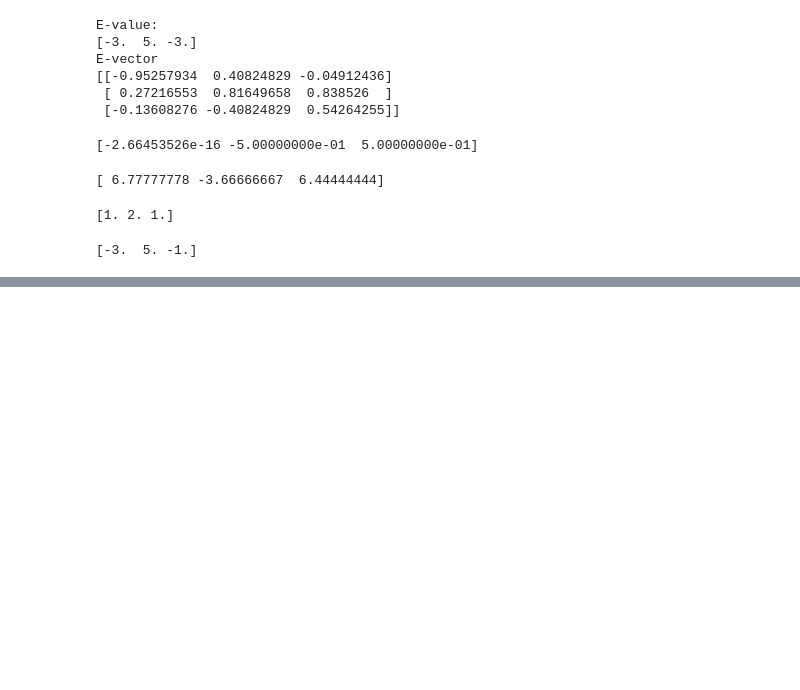
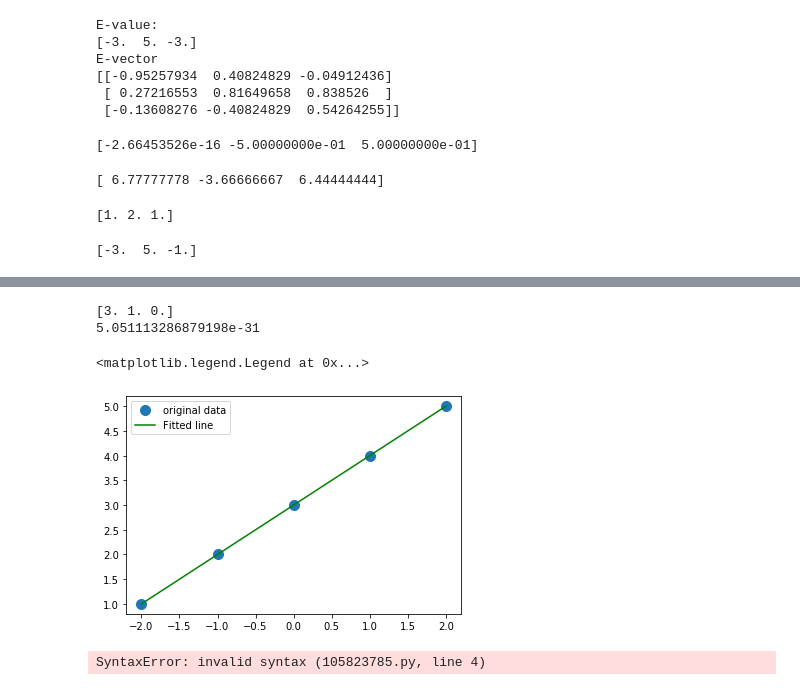
Before and after one commit to 4bdul4ziz/Jupyter-Lab, a Jupyter notebook: meth.ipynb, the cells around one changed output, grey strips where cells are left out. Drawn from its saved outputs; the diff is of its cells as text; code cells hidden in the pictures; blank space fills up the shorter version.

```diff
--- a/meth.ipynb
+++ b/meth.ipynb
@@ -399,0 +532,13 @@ print(x)
+# %%
+p, res, mk, s = lstsq(A, y)
+print(p)
+print(res)
+plt.plot(x, y, 'o', label='original data', markersize=10)
+#plt.plot(x,p[2]*x**2+p[1]*x+p[0], 'r', label='fitted line')
+plt.plot(x, p[2]*x**2+p[1]*x+p[0],'g', label='Fitted line')
+plt.legend()
+# %% [output]
+[3. 1. 0.]
+5.051113286879198e-31
+<matplotlib.legend.Legend at 0x...>
+[figure, added]
@@ -399,0 +550,20 @@ print(x)
+# %%
+import numpy as np
+
+
+def pagerank(M, num_iterations: int = , d: float=0.85):
+  N = M.shape[1]
+  v = np.random.rand(N, 1)
+  V = v/np.linalg.norm(v, 1)
+  M_hat = (d*M+(1-d)/N)
+  for i in range(num_iterations):
+    v = M_hat@v
+  return v
+
+
+M = np.array([[0, 0, 0, 0, 1], [0.5, 0, 0, 0, 0], [
+             0.5, 0, 0, 0, 0], [0, 1, 0.5, 0, 0], [0, 0, 0.5, 1, 0]])
+v = pagerank(M, 100, 0.85)
+print(v)
+# %% [output]
+SyntaxError: invalid syntax (105823785.py, line 4)
```
Also changed, not shown: parts of 22 cells of this notebook, 1 other file.
